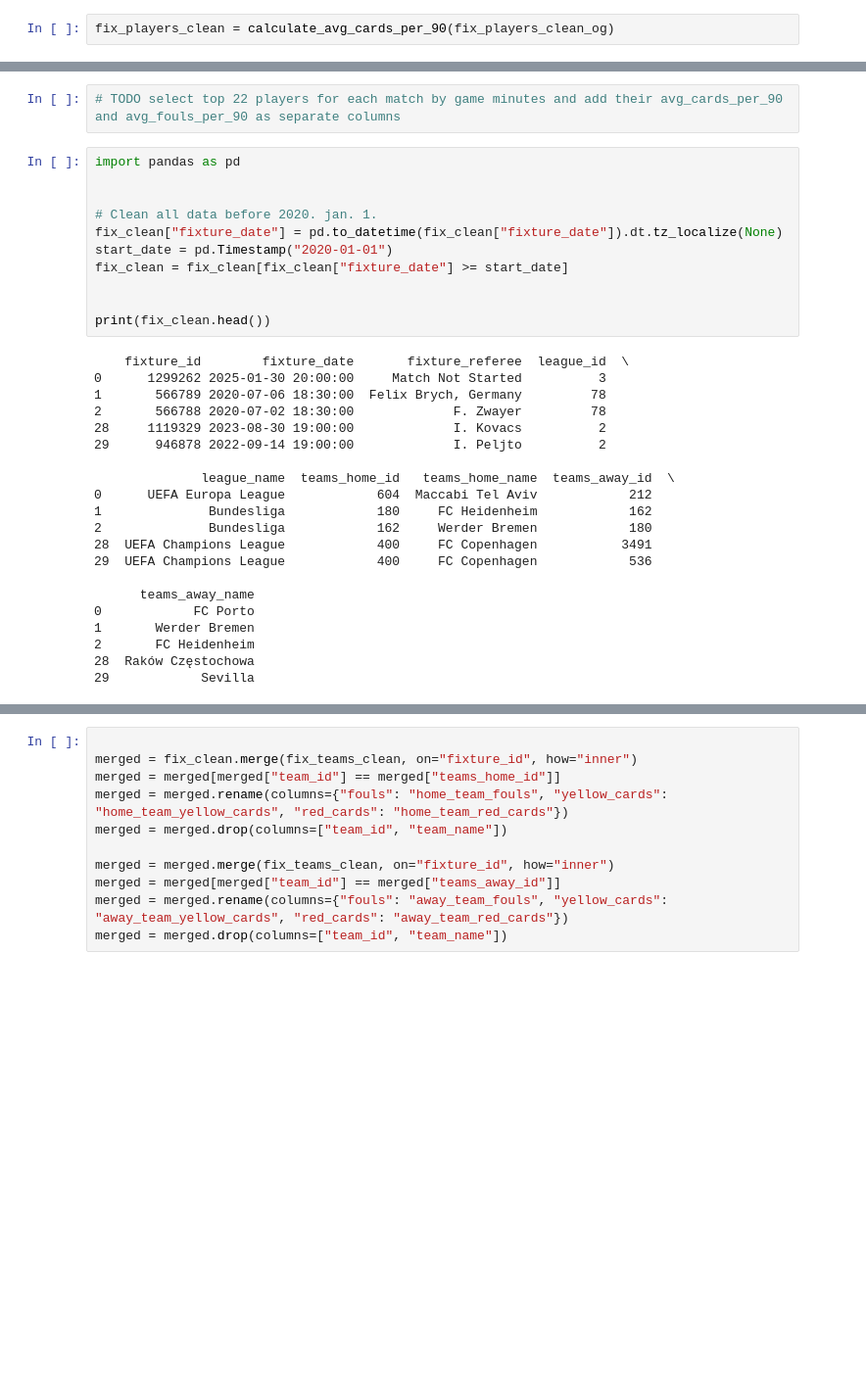
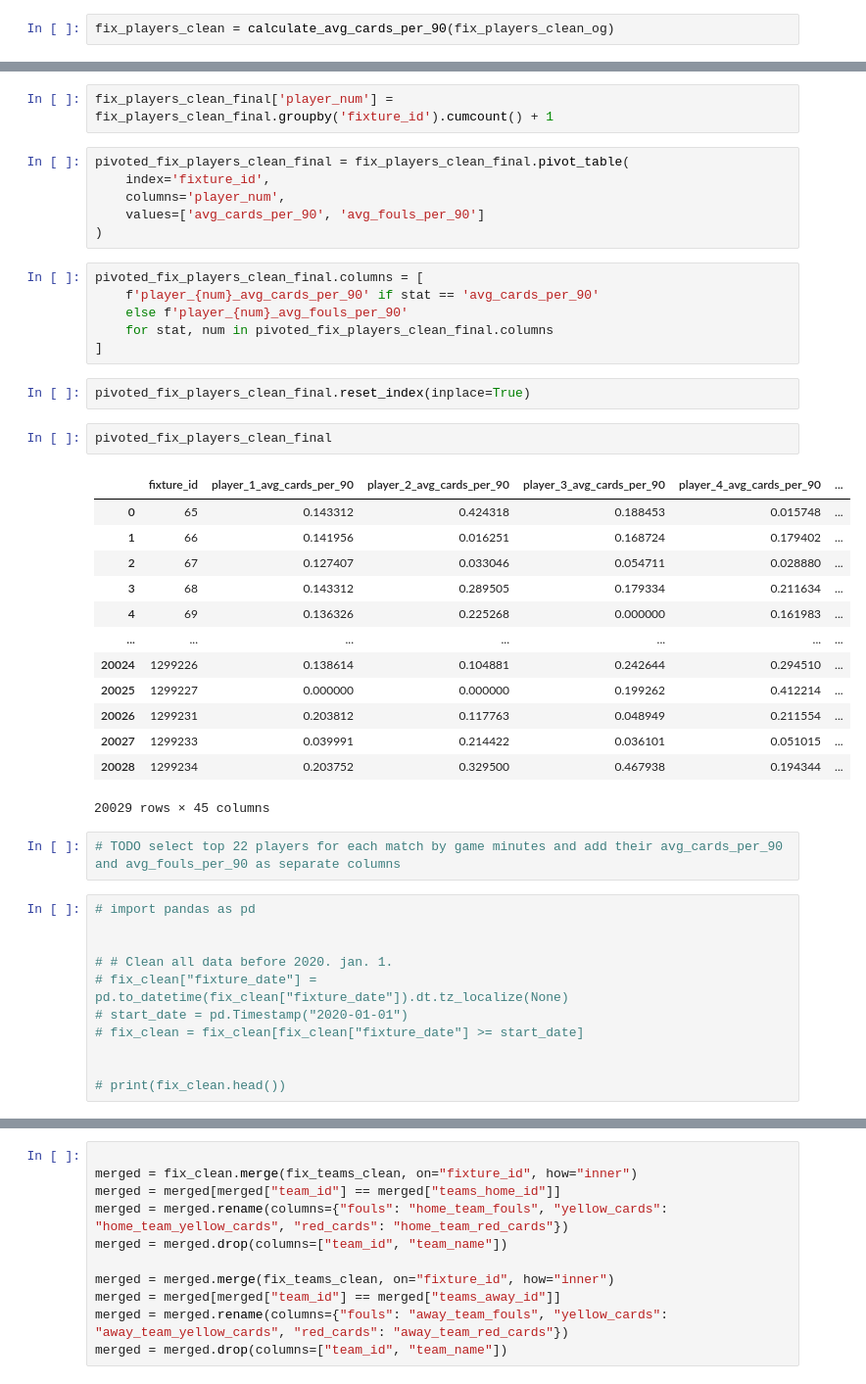
Before and after one commit to safargergo/HalLab, a Jupyter notebook: hallab.ipynb, the cells around one changed output, grey strips where cells are left out. Shown at 98% size. Drawn from its saved outputs; the diff is of its cells as text; blank space fills up the shorter version.

```diff
--- a/hallab.ipynb
+++ b/hallab.ipynb
@@ -150,37 +100,48 @@ fix_players_clean[fix_players_clean['player_name'] == "Antoine Griezmann"].sort_
+# %%
+fix_players_clean_final['player_num'] = fix_players_clean_final.groupby('fixture_id').cumcount() + 1
+# %%
+pivoted_fix_players_clean_final = fix_players_clean_final.pivot_table(
+    index='fixture_id',
+    columns='player_num',
+    values=['avg_cards_per_90', 'avg_fouls_per_90']
+)
+# %%
+pivoted_fix_players_clean_final.columns = [
+    f'player_{num}_avg_cards_per_90' if stat == 'avg_cards_per_90'
+    else f'player_{num}_avg_fouls_per_90'
+    for stat, num in pivoted_fix_players_clean_final.columns
+]
+# %%
+pivoted_fix_players_clean_final.reset_index(inplace=True)
+# %%
+pivoted_fix_players_clean_final
+# %% [output]
+|  | fixture_id | player_1_avg_cards_per_90 | player_2_avg_cards_per_90 | player_3_avg_cards_per_90 | player_4_avg_cards_per_90 | ... |
+| 0 | 65 | 0.143312 | 0.424318 | 0.188453 | 0.015748 | ... |
+| 1 | 66 | 0.141956 | 0.016251 | 0.168724 | 0.179402 | ... |
+| 2 | 67 | 0.127407 | 0.033046 | 0.054711 | 0.028880 | ... |
+| 3 | 68 | 0.143312 | 0.289505 | 0.179334 | 0.211634 | ... |
+| 4 | 69 | 0.136326 | 0.225268 | 0.000000 | 0.161983 | ... |
+| ... | ... | ... | ... | ... | ... | ... |
+| 20024 | 1299226 | 0.138614 | 0.104881 | 0.242644 | 0.294510 | ... |
+| 20025 | 1299227 | 0.000000 | 0.000000 | 0.199262 | 0.412214 | ... |
+| 20026 | 1299231 | 0.203812 | 0.117763 | 0.048949 | 0.211554 | ... |
+| 20027 | 1299233 | 0.039991 | 0.214422 | 0.036101 | 0.051015 | ... |
+| 20028 | 1299234 | 0.203752 | 0.329500 | 0.467938 | 0.194344 | ... |
+20029 rows × 45 columns
 # %%
 # TODO select top 22 players for each match by game minutes and add their avg_cards_per_90 and avg_fouls_per_90 as separate columns
 # %%
-import pandas as pd
+# import pandas as pd
 
 
-# Clean all data before 2020. jan. 1.
-fix_clean["fixture_date"] = pd.to_datetime(fix_clean["fixture_date"]).dt.tz_localize(None)
-start_date = pd.Timestamp("2020-01-01")
-fix_clean = fix_clean[fix_clean["fixture_date"] >= start_date]
+# # Clean all data before 2020. jan. 1.
+# fix_clean["fixture_date"] = pd.to_datetime(fix_clean["fixture_date"]).dt.tz_localize(None)
+# start_date = pd.Timestamp("2020-01-01")
+# fix_clean = fix_clean[fix_clean["fixture_date"] >= start_date]
 
 
-print(fix_clean.head())
+# print(fix_clean.head())
-# %% [output]
-    fixture_id        fixture_date       fixture_referee  league_id  \
-0      1299262 2025-01-30 20:00:00     Match Not Started          3
-1       566789 2020-07-06 18:30:00  Felix Brych, Germany         78
-2       566788 2020-07-02 18:30:00             F. Zwayer         78
-28     1119329 2023-08-30 19:00:00             I. Kovacs          2
-29      946878 2022-09-14 19:00:00             I. Peljto          2
-
-              league_name  teams_home_id   teams_home_name  teams_away_id  \
-0      UEFA Europa League            604  Maccabi Tel Aviv            212
-1              Bundesliga            180     FC Heidenheim            162
-2              Bundesliga            162     Werder Bremen            180
-28  UEFA Champions League            400     FC Copenhagen           3491
-29  UEFA Champions League            400     FC Copenhagen            536
-
-      teams_away_name
-0            FC Porto
-1       Werder Bremen
-2       FC Heidenheim
-28  Raków Częstochowa
-29            Sevilla
 # %%
 
 count3 = fix_clean.shape[0]
```
Also changed, not shown: parts of 17 cells of this notebook.
